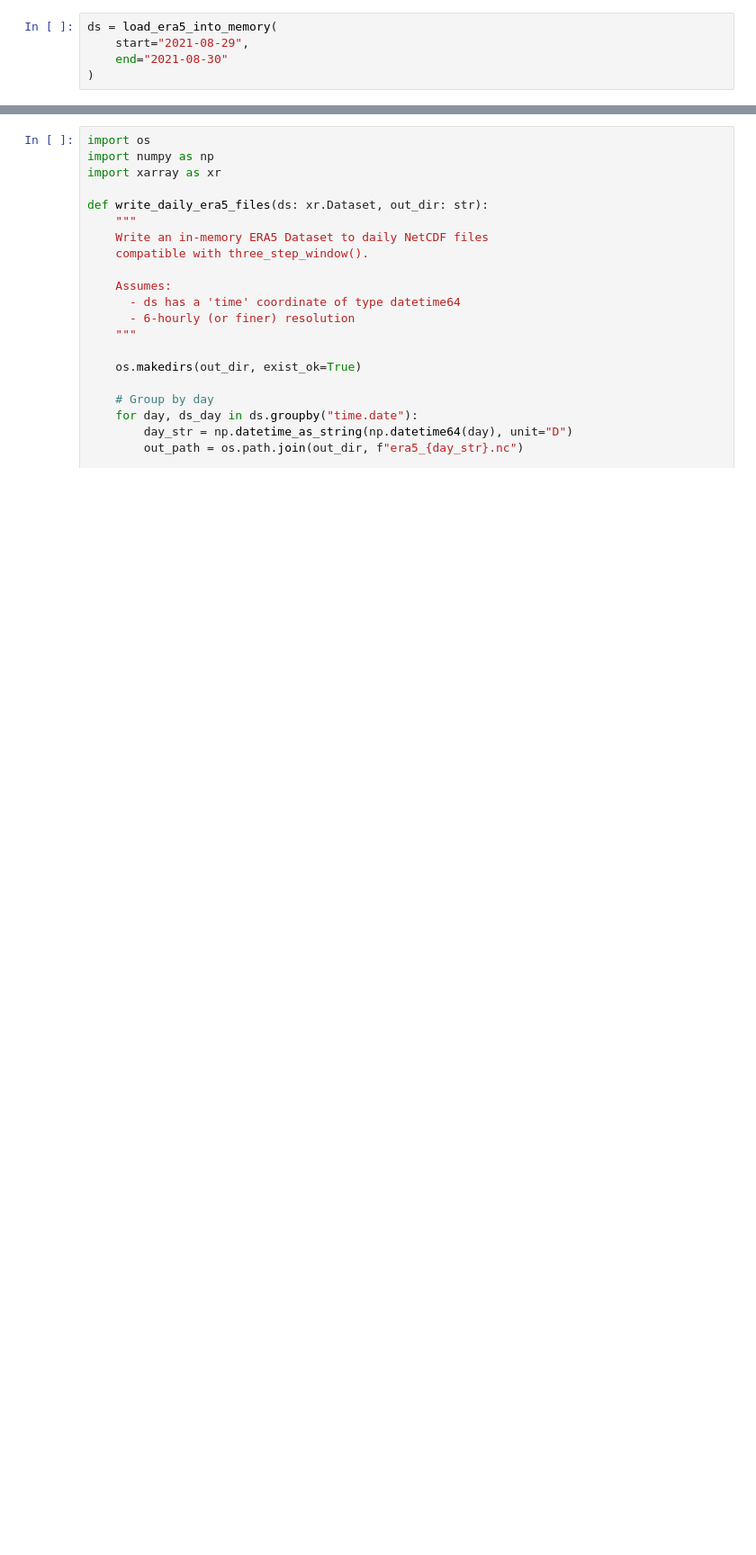
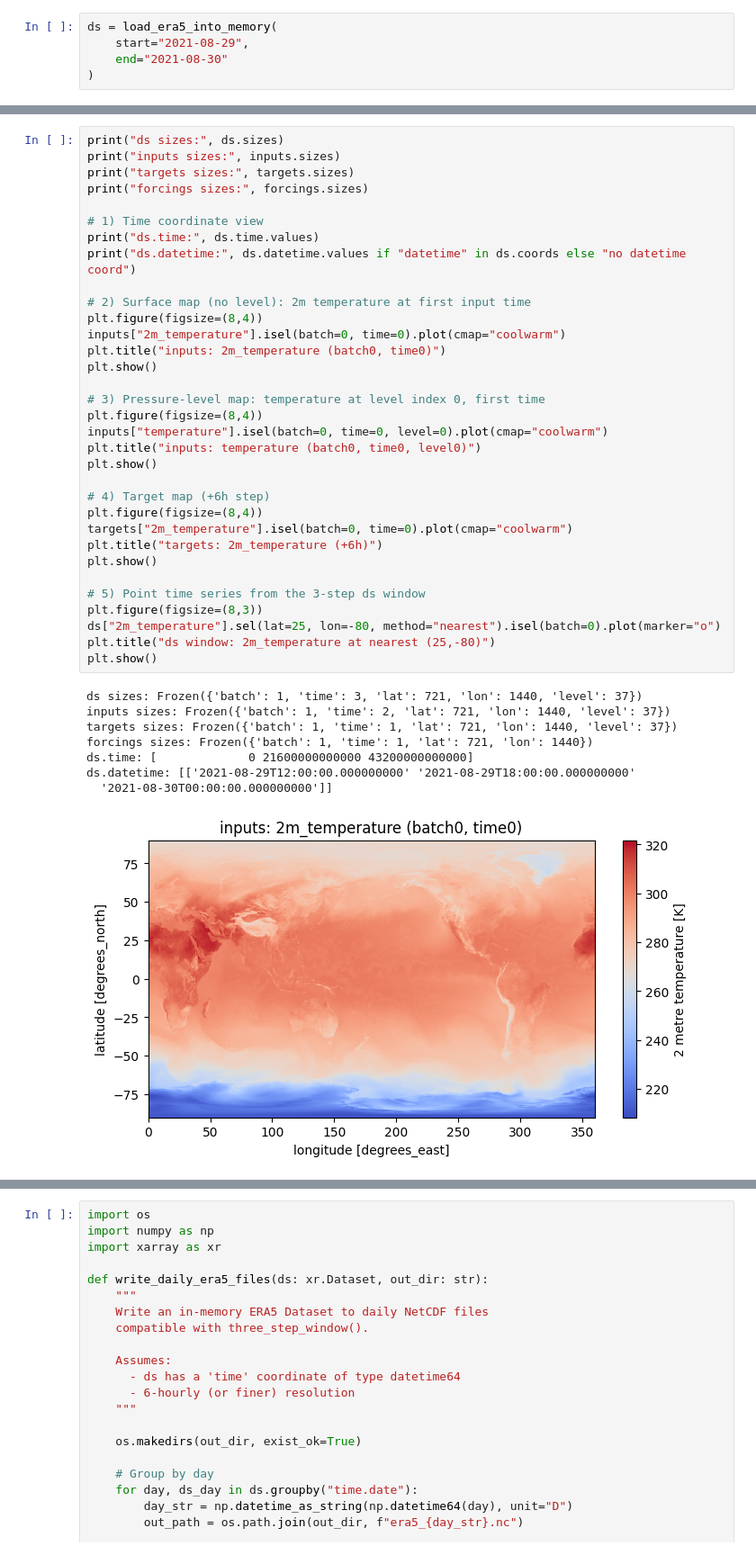
Before and after one commit to shrey-gupta/graphcast-interpretability, a Jupyter notebook: hurricane_feature_demo.ipynb, the cells around one changed output, grey strips where cells are left out. Shown at 90% size. Drawn from its saved outputs; the diff is of its cells as text; blank space fills up the shorter version.

```diff
--- a/hurricane_feature_demo.ipynb
+++ b/hurricane_feature_demo.ipynb
@@ -235,3 +235,45 @@ plt.close(fig)
 HTML(anim.to_jshtml())
 # %% [output]
 [interactive output not drawn]
+# %%
+print("ds sizes:", ds.sizes)
+print("inputs sizes:", inputs.sizes)
+print("targets sizes:", targets.sizes)
+print("forcings sizes:", forcings.sizes)
+
+# 1) Time coordinate view
+print("ds.time:", ds.time.values)
+print("ds.datetime:", ds.datetime.values if "datetime" in ds.coords else "no datetime coord")
+
+# 2) Surface map (no level): 2m temperature at first input time
+plt.figure(figsize=(8,4))
+inputs["2m_temperature"].isel(batch=0, time=0).plot(cmap="coolwarm")
+plt.title("inputs: 2m_temperature (batch0, time0)")
+plt.show()
+
+# 3) Pressure-level map: temperature at level index 0, first time
+plt.figure(figsize=(8,4))
+inputs["temperature"].isel(batch=0, time=0, level=0).plot(cmap="coolwarm")
+plt.title("inputs: temperature (batch0, time0, level0)")
+plt.show()
+
+# 4) Target map (+6h step)
+plt.figure(figsize=(8,4))
+targets["2m_temperature"].isel(batch=0, time=0).plot(cmap="coolwarm")
+plt.title("targets: 2m_temperature (+6h)")
+plt.show()
+
+# 5) Point time series from the 3-step ds window
+plt.figure(figsize=(8,3))
+ds["2m_temperature"].sel(lat=25, lon=-80, method="nearest").isel(batch=0).plot(marker="o")
+plt.title("ds window: 2m_temperature at nearest (25,-80)")
+plt.show()
+# %% [output]
+ds sizes: Frozen({'batch': 1, 'time': 3, 'lat': 721, 'lon': 1440, 'level': 37})
+inputs sizes: Frozen({'batch': 1, 'time': 2, 'lat': 721, 'lon': 1440, 'level': 37})
+targets sizes: Frozen({'batch': 1, 'time': 1, 'lat': 721, 'lon': 1440, 'level': 37})
+forcings sizes: Frozen({'batch': 1, 'time': 1, 'lat': 721, 'lon': 1440})
+ds.time: [             0 21600000000000 43200000000000]
+ds.datetime: [['2021-08-29T12:00:00.000000000' '2021-08-29T18:00:00.000000000'
+  '2021-08-30T00:00:00.000000000']]
+[figure, added]
```
Also changed, not shown: parts of 8 cells of this notebook.
